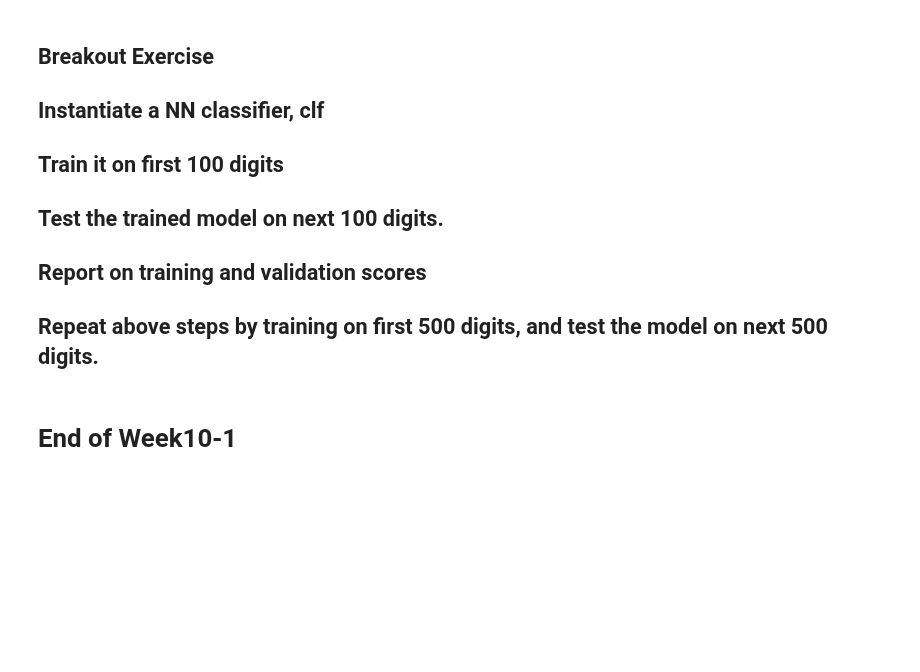
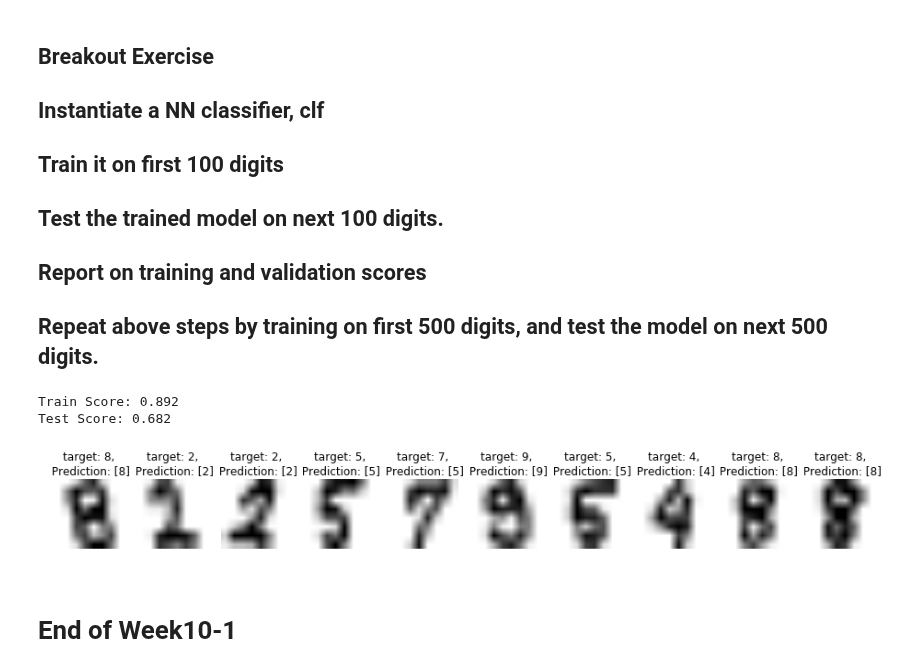
Before and after one commit to COMPPHYS-JNGUYEN/comp-phys, a Jupyter notebook: CompPhys-II_Week10-1_NN-on-HandwrittenDigits.ipynb, the cells around one changed output. Cells and saved outputs as stored; diff of their text form; code cells hidden in the pictures; blank space fills up the shorter version.

```diff
--- a/CompPhys-II_Week10-1_NN-on-HandwrittenDigits.ipynb
+++ b/CompPhys-II_Week10-1_NN-on-HandwrittenDigits.ipynb
@@ -131,5 +141,30 @@ plt.show()
 ## Report on training and validation scores
 
 ## Repeat above steps by training on first 500 digits, and test the model on next 500 digits.
+# %%
+digits = datasets.load_digits()
+# %%
+# clf = MLPClassifier(algorithm='l-bfgs', alpha=1e-5, hidden_layer_sizes=(4, 2), random_state=1)
+clf2 = MLPClassifier(algorithm='l-bfgs', alpha=1e-10, hidden_layer_sizes=(10, 4), activation = 'tanh', \
+                    random_state=5, max_iter=1000000, learning_rate_init = 0.1)
+
+N = 500
+
+clf2.fit(digits.data[:N], digits.target[:N])
+# print(clf2.predict(np.atleast_2d(digits.data[N:N+100])))
+print('Train Score: {}'.format(clf2.score(digits.data[:N], digits.target[:N])))
+print('Test Score: {}'.format(clf2.score(digits.data[N:N+N], digits.target[N:N+N])))
+
+plt.figure(figsize=(16, 4))
+for i in range(10):
+    plt.subplot(1, 10, i+1)
+    plt.imshow(digits.images[N+i], cmap =plt.cm.gray_r)
+    plt.title('target: {},\n Prediction: {}'.format(digits.target[N+i], clf2.predict(np.atleast_2d(digits.data[N+i]))[0]))
+    plt.axis('off')
+plt.show()
+# %% [output]
+Train Score: 0.892
+Test Score: 0.682
+[figure, added]
 # %% [markdown]
 # End of Week10-1
```
Also changed, not shown: parts of 1 cell of this notebook.
